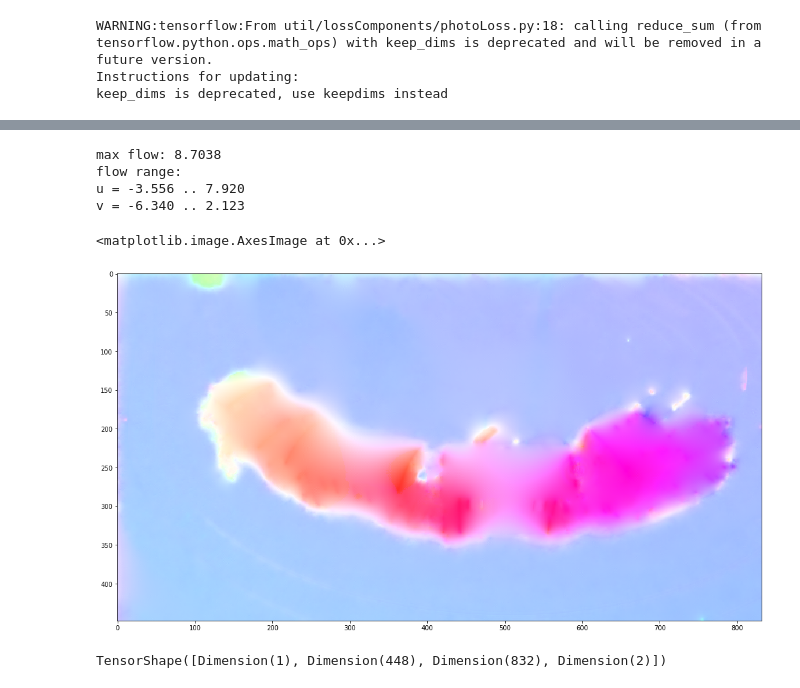
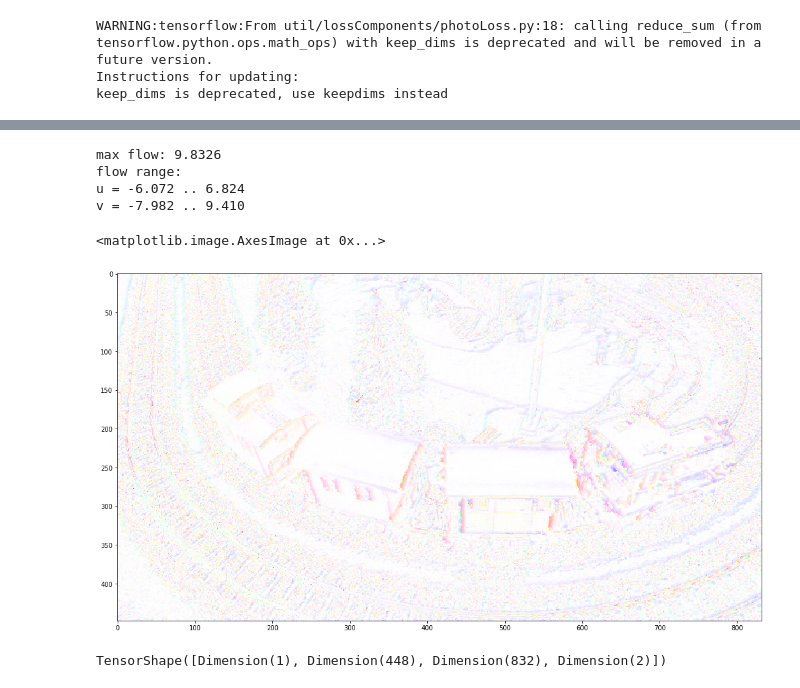
Before and after one commit to y788zhan/joint_seg_flow, a Jupyter notebook: src/shallow_ADM_train.ipynb, the cells around one changed output, grey strips where cells are left out. Drawn from its saved outputs; the diff is of its cells as text; code cells hidden in the pictures.

```diff
--- a/src/shallow_ADM_train.ipynb
+++ b/src/shallow_ADM_train.ipynb
@@ -127,17 +133,17 @@ def fixed_point_update(flow, gamma, itr):
         temp = tf.zeros_like(flow)
         for i in range(w):
             j = i + 1
-            temp += tf.concat([flow_copy1[:,:,j:832,:],
-                               tf.zeros((1, 448, j, 2), dtype=tf.float32)], axis=2) * multiplier_masks[i][0]
+            temp += tf.concat([flow_copy1[:,:,j:W,:],
+                               tf.zeros((1, H, j, 2), dtype=tf.float32)], axis=2) * multiplier_masks[i][0]
 
-            temp += tf.concat([tf.zeros((1, j, 832, 2), dtype=tf.float32),
-                               flow_copy1[:,0:(448-j),:,:]], axis=1) * multiplier_masks[i][1]
+            temp += tf.concat([tf.zeros((1, j, W, 2), dtype=tf.float32),
+                               flow_copy1[:,0:(H-j),:,:]], axis=1) * multiplier_masks[i][1]
 
-            temp += tf.concat([tf.zeros((1, 448, j, 2), dtype=tf.float32),
-                               flow_copy1[:,:,0:(832-j),:]], axis=2) * multiplier_masks[i][2]
+            temp += tf.concat([tf.zeros((1, H, j, 2), dtype=tf.float32),
+                               flow_copy1[:,:,0:(W-j),:]], axis=2) * multiplier_masks[i][2]
 
-            temp += tf.concat([flow_copy1[:,j:448,:,:],
-                               tf.zeros((1, j, 832, 2), dtype=tf.float32)], axis=1) * multiplier_masks[i][3]
+            temp += tf.concat([flow_copy1[:,j:H,:,:],
+                               tf.zeros((1, j, W, 2), dtype=tf.float32)], axis=1) * multiplier_masks[i][3]
 
         temp += gamma * flow_copy2
         flow_copy1 = temp / (normalizer + gamma)
@@ -145,7 +151,7 @@ def fixed_point_update(flow, gamma, itr):
 # %%
 gammaTensor = tf.placeholder(tf.float32,shape=[])
 golTensor = tf.placeholder(tf.float32,shape=[])
-inner_itr = 10
+inner_itr = 1
 
 def adm_loss_fn(flow, gol, gamma):
     pLoss = photoLoss(flow, rgb0, rgb1, photoAlpha, 1)
@@ -154,6 +160,7 @@ def adm_loss_fn(flow, gol, gamma):
     fhat = fixed_point_update(flow, gol, inner_itr)
     sLoss = asymmetricSmoothLoss(fhat, gt, instanceParams, 1, 1, None, instanceParams["boundaryAlpha"], True)
     mLoss = mse_loss(flow, fhat)
+    # mLoss = mse_loss(flow, tf.zeros_like(flow))
 
     return pLoss, sLoss, gamma * mLoss, actual_smooth_loss, fhat
 # %%
@@ -192,3 +197,6 @@ itr = 1000
+# %%
+itr = 2000
+lambda_ = 10000
 # %%
 init = tf.global_variables_initializer()
 mLosses, sLosses, pLosses, asLosses = [], [], [], []
@@ -201,8 +209,8 @@ with tf.Session() as sess:
     for i in range(1, itr + 2):
         feed_dict = {
             learningRateTensor: 1,
-            gammaTensor: 80000,
-            golTensor: 8
+            gammaTensor: 10 * lambda_,
+            golTensor: 10
         }
         _, s, p, m, f, fp, asl, pg, mg = sess.run([solver_op,
                                       smooth_loss,
@@ -250,13 +302,13 @@ Smooth loss from "network" without border: 0.019005
 # %%
 plt.figure(figsize=(20, 10))
-plt.imshow(flow_to_image(flows[-1]))
+plt.imshow(flow_to_image(flows[-1] /2))
 # %% [output]
-max flow: 8.7038
+max flow: 9.8326
 flow range:
-u = -3.556 .. 7.920
-v = -6.340 .. 2.123
+u = -6.072 .. 6.824
+v = -7.982 .. 9.410
 <matplotlib.image.AxesImage at 0x...>
-[figure, old version]
+[figure, new version]
 # %%
 f = tf.cast(np.expand_dims(flows[-1], 0), tf.float32)
 f.shape
```
Also changed, not shown: parts of 11 cells of this notebook, 5 other files.
